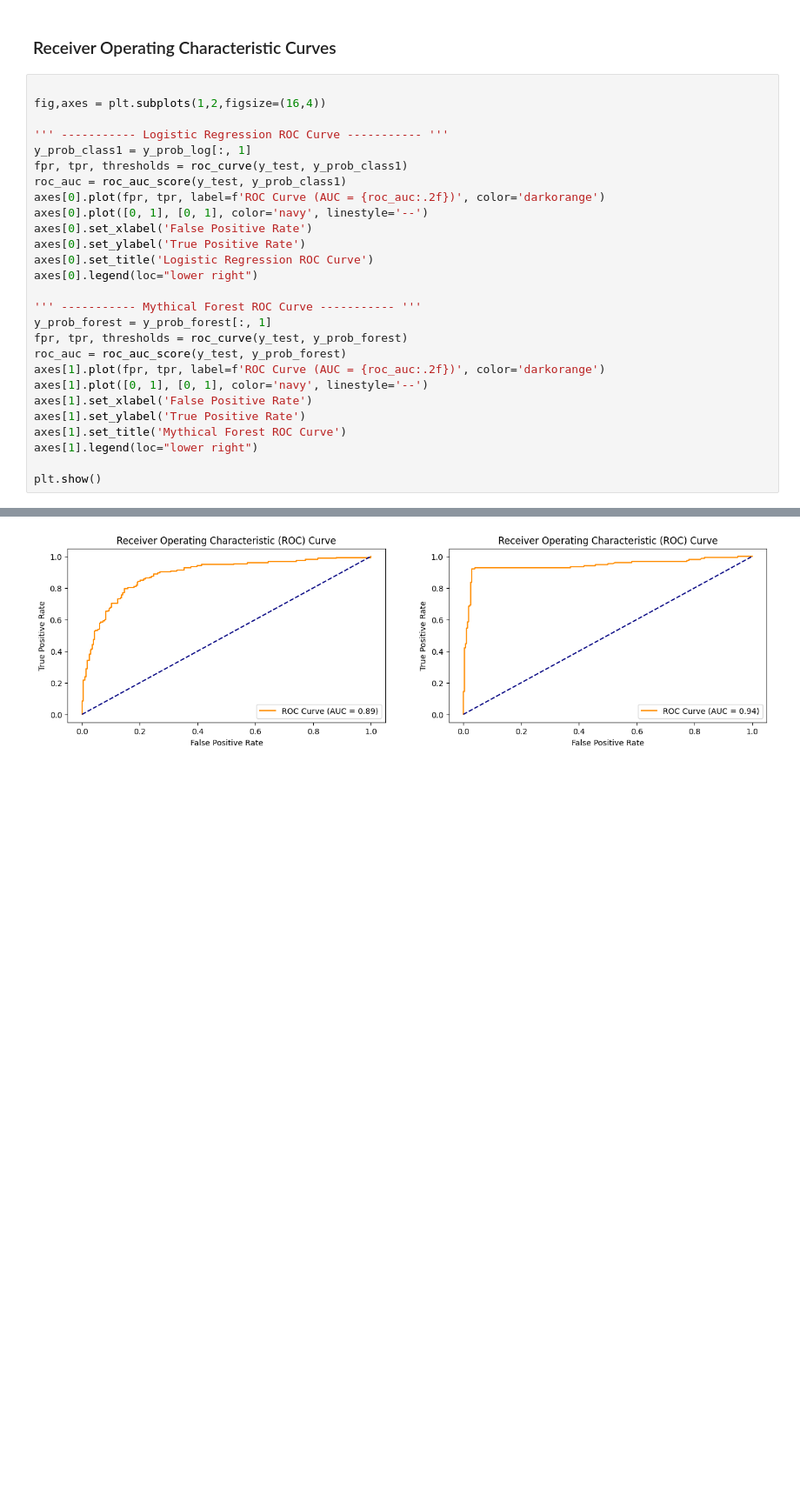
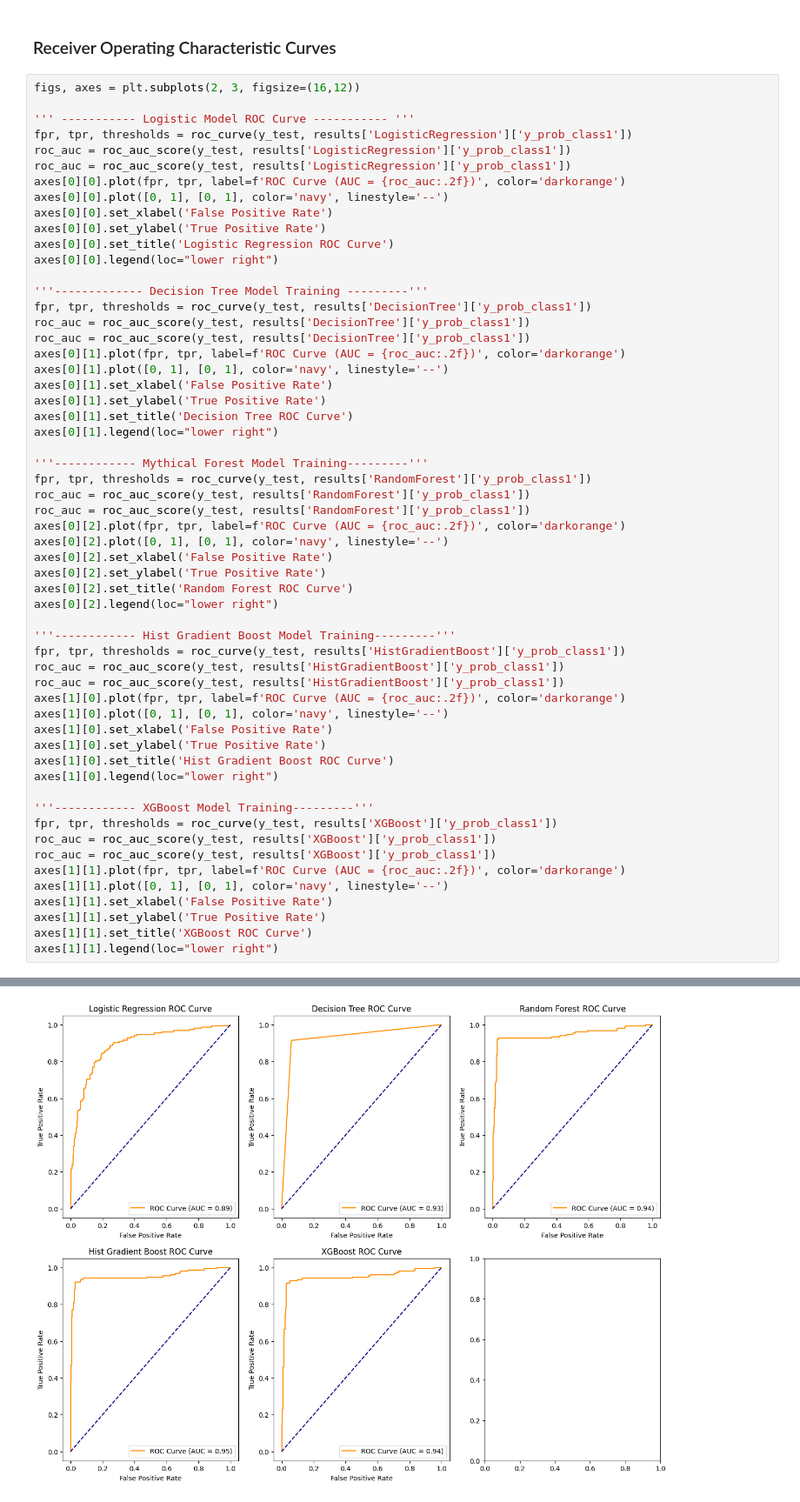
Before and after one commit to Spakshots/NeuroCurve, a Jupyter notebook: NeuroPy/visualization.ipynb, the cells around one changed output, grey strips where cells are left out. Shown at 87% size. Drawn from its saved outputs; the diff is of its cells as text; blank space fills up the shorter version.

```diff
--- a/NeuroPy/visualization.ipynb
+++ b/NeuroPy/visualization.ipynb
@@ -192,30 +207,60 @@ weighted avg       0.95      0.95      0.95       430
 # %% [markdown]
 ### Receiver Operating Characteristic Curves
 # %%
+figs, axes = plt.subplots(2, 3, figsize=(16,12))
 
-fig,axes = plt.subplots(1,2,figsize=(16,4))
+''' ----------- Logistic Model ROC Curve ----------- '''
+fpr, tpr, thresholds = roc_curve(y_test, results['LogisticRegression']['y_prob_class1'])
+roc_auc = roc_auc_score(y_test, results['LogisticRegression']['y_prob_class1'])
+roc_auc = roc_auc_score(y_test, results['LogisticRegression']['y_prob_class1'])
+axes[0][0].plot(fpr, tpr, label=f'ROC Curve (AUC = {roc_auc:.2f})', color='darkorange')
+axes[0][0].plot([0, 1], [0, 1], color='navy', linestyle='--')
+axes[0][0].set_xlabel('False Positive Rate')
+axes[0][0].set_ylabel('True Positive Rate')
+axes[0][0].set_title('Logistic Regression ROC Curve')
+axes[0][0].legend(loc="lower right")
 
-''' ----------- Logistic Regression ROC Curve ----------- '''
-y_prob_class1 = y_prob_log[:, 1]
-fpr, tpr, thresholds = roc_curve(y_test, y_prob_class1)
-roc_auc = roc_auc_score(y_test, y_prob_class1)
-axes[0].plot(fpr, tpr, label=f'ROC Curve (AUC = {roc_auc:.2f})', color='darkorange')
-axes[0].plot([0, 1], [0, 1], color='navy', linestyle='--')
-axes[0].set_xlabel('False Positive Rate')
-axes[0].set_ylabel('True Positive Rate')
-axes[0].set_title('Logistic Regression ROC Curve')
-axes[0].legend(loc="lower right")
+'''------------- Decision Tree Model Training ---------'''
+fpr, tpr, thresholds = roc_curve(y_test, results['DecisionTree']['y_prob_class1'])
+roc_auc = roc_auc_score(y_test, results['DecisionTree']['y_prob_class1'])
+roc_auc = roc_auc_score(y_test, results['DecisionTree']['y_prob_class1'])
+axes[0][1].plot(fpr, tpr, label=f'ROC Curve (AUC = {roc_auc:.2f})', color='darkorange')
+axes[0][1].plot([0, 1], [0, 1], color='navy', linestyle='--')
+axes[0][1].set_xlabel('False Positive Rate')
+axes[0][1].set_ylabel('True Positive Rate')
+axes[0][1].set_title('Decision Tree ROC Curve')
+axes[0][1].legend(loc="lower right")
 
-''' ----------- Mythical Forest ROC Curve ----------- '''
-y_prob_forest = y_prob_forest[:, 1]
-fpr, tpr, thresholds = roc_curve(y_test, y_prob_forest)
-roc_auc = roc_auc_score(y_test, y_prob_forest)
-axes[1].plot(fpr, tpr, label=f'ROC Curve (AUC = {roc_auc:.2f})', color='darkorange')
-axes[1].plot([0, 1], [0, 1], color='navy', linestyle='--')
-axes[1].set_xlabel('False Positive Rate')
-axes[1].set_ylabel('True Positive Rate')
-axes[1].set_title('Mythical Forest ROC Curve')
-axes[1].legend(loc="lower right")
+'''------------ Mythical Forest Model Training---------'''
+fpr, tpr, thresholds = roc_curve(y_test, results['RandomForest']['y_prob_class1'])
+roc_auc = roc_auc_score(y_test, results['RandomForest']['y_prob_class1'])
+roc_auc = roc_auc_score(y_test, results['RandomForest']['y_prob_class1'])
+axes[0][2].plot(fpr, tpr, label=f'ROC Curve (AUC = {roc_auc:.2f})', color='darkorange')
+axes[0][2].plot([0, 1], [0, 1], color='navy', linestyle='--')
+axes[0][2].set_xlabel('False Positive Rate')
+axes[0][2].set_ylabel('True Positive Rate')
+axes[0][2].set_title('Random Forest ROC Curve')
+axes[0][2].legend(loc="lower right")
 
-plt.show()
+'''------------ Hist Gradient Boost Model Training---------'''
+fpr, tpr, thresholds = roc_curve(y_test, results['HistGradientBoost']['y_prob_class1'])
+roc_auc = roc_auc_score(y_test, results['HistGradientBoost']['y_prob_class1'])
+roc_auc = roc_auc_score(y_test, results['HistGradientBoost']['y_prob_class1'])
+axes[1][0].plot(fpr, tpr, label=f'ROC Curve (AUC = {roc_auc:.2f})', color='darkorange')
+axes[1][0].plot([0, 1], [0, 1], color='navy', linestyle='--')
+axes[1][0].set_xlabel('False Positive Rate')
+axes[1][0].set_ylabel('True Positive Rate')
+axes[1][0].set_title('Hist Gradient Boost ROC Curve')
+axes[1][0].legend(loc="lower right")
+
+'''------------ XGBoost Model Training---------'''
+fpr, tpr, thresholds = roc_curve(y_test, results['XGBoost']['y_prob_class1'])
+roc_auc = roc_auc_score(y_test, results['XGBoost']['y_prob_class1'])
+roc_auc = roc_auc_score(y_test, results['XGBoost']['y_prob_class1'])
+axes[1][1].plot(fpr, tpr, label=f'ROC Curve (AUC = {roc_auc:.2f})', color='darkorange')
+axes[1][1].plot([0, 1], [0, 1], color='navy', linestyle='--')
+axes[1][1].set_xlabel('False Positive Rate')
+axes[1][1].set_ylabel('True Positive Rate')
+axes[1][1].set_title('XGBoost ROC Curve')
+axes[1][1].legend(loc="lower right")
 # %% [output]
@@ -222 +268 @@ plt.show()
-[figure, old version]
+[figure, new version]
```
Also changed, not shown: parts of 12 cells of this notebook, 2 other files.
